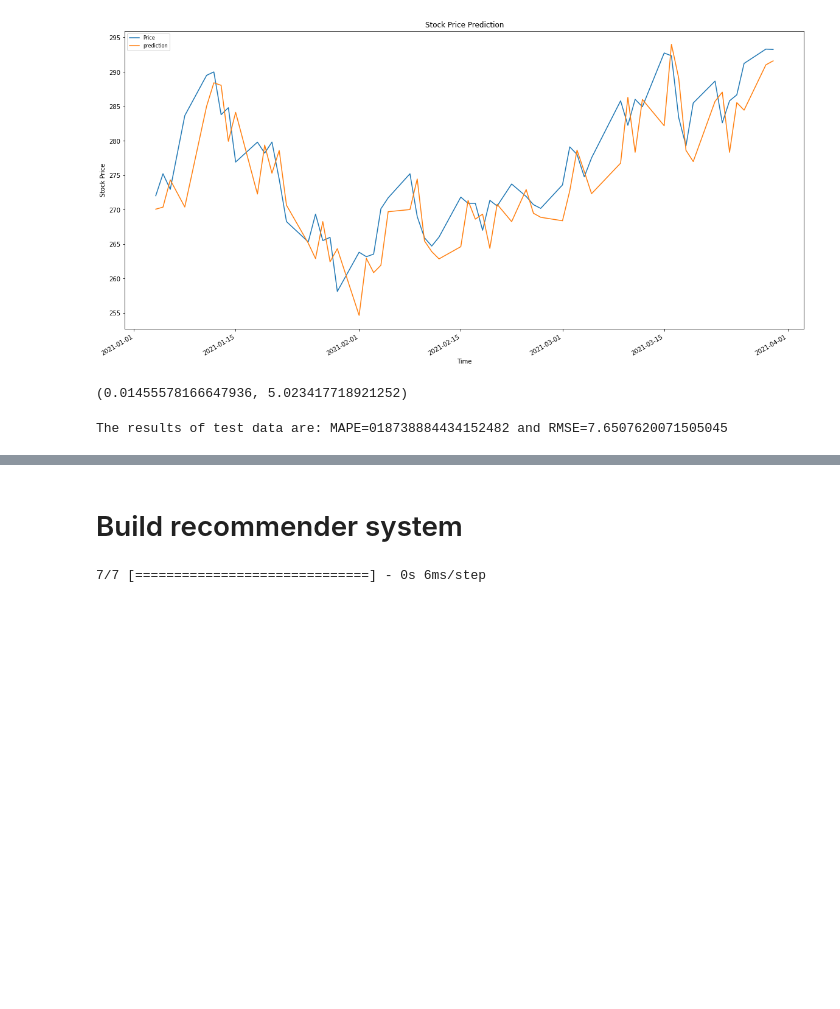
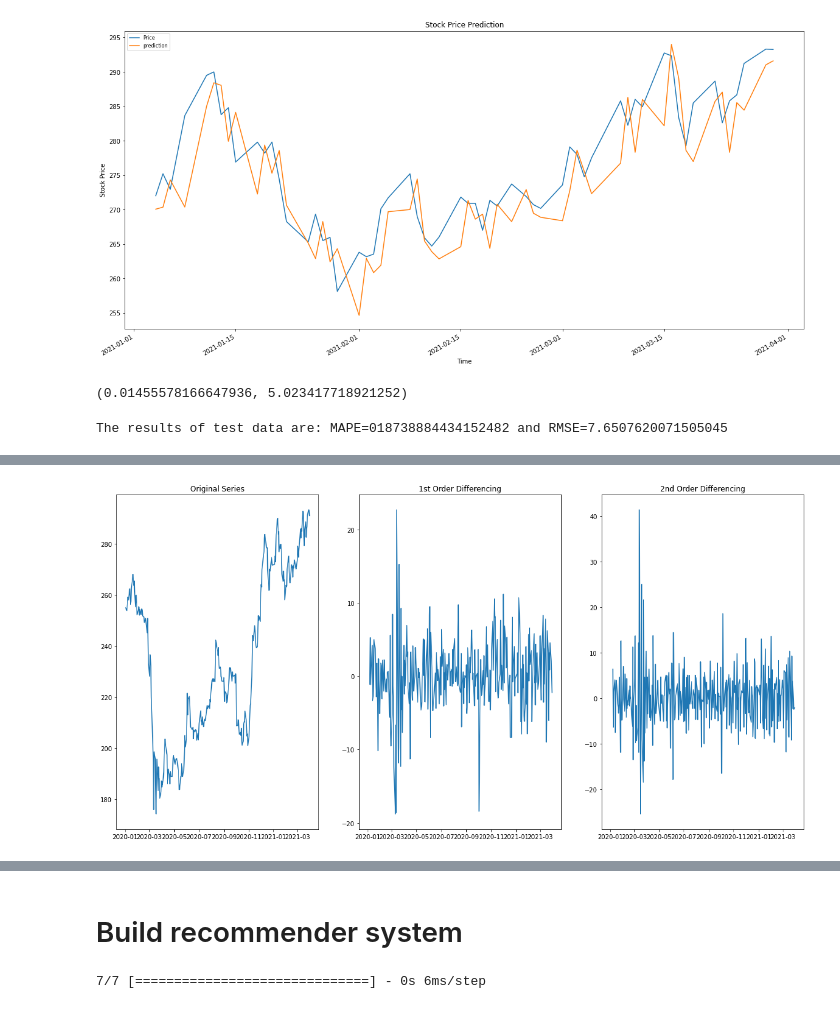
Before and after one commit to gbangout-apziva/forecasting_stockprice, a Jupyter notebook: forecasting_stockprice.ipynb, the cells around one changed output, grey strips where cells are left out. Drawn from its saved outputs; the diff is of its cells as text; code cells hidden in the pictures; blank space fills up the shorter version.

```diff
--- a/forecasting_stockprice.ipynb
+++ b/forecasting_stockprice.ipynb
@@ -762,0 +870,20 @@ The results of test data are: MAPE=018738884434152482 and RMSE=7.650762007150504
+# %%
+# Original Series
+fig, axes = plt.subplots(1, 3, sharex=True)
+axes[0].plot(df1_russia.Price)
+axes[0].set_title('Original Series')
+#plot_acf(df1_russia.Price, ax=axes[0, 1])
+
+# 1st Differencing
+axes[1].plot(df1_russia.Price.diff())
+axes[1].set_title('1st Order Differencing')
+#plot_acf(df1_russia.Price.diff().dropna(), ax=axes[1, 1])
+
+# 2nd Differencing
+axes[2].plot(df1_russia.Price.diff().diff())
+axes[2].set_title('2nd Order Differencing')
+#plot_acf(df1_russia.Price.diff().diff().dropna(), ax=axes[2, 1])
+
+plt.show()
+# %% [output]
+[figure, added]
```
Also changed, not shown: parts of 27 cells of this notebook.
